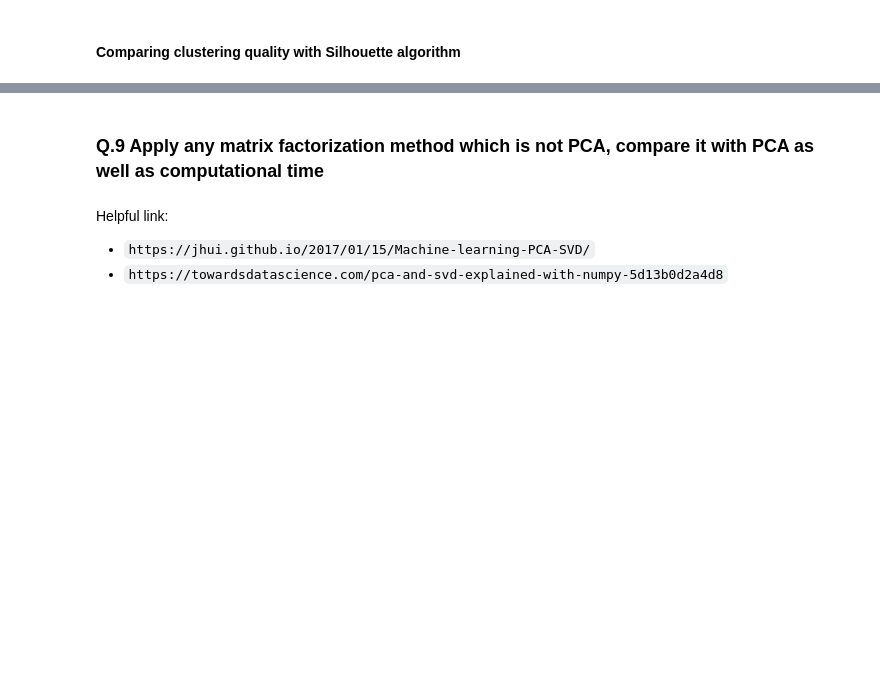
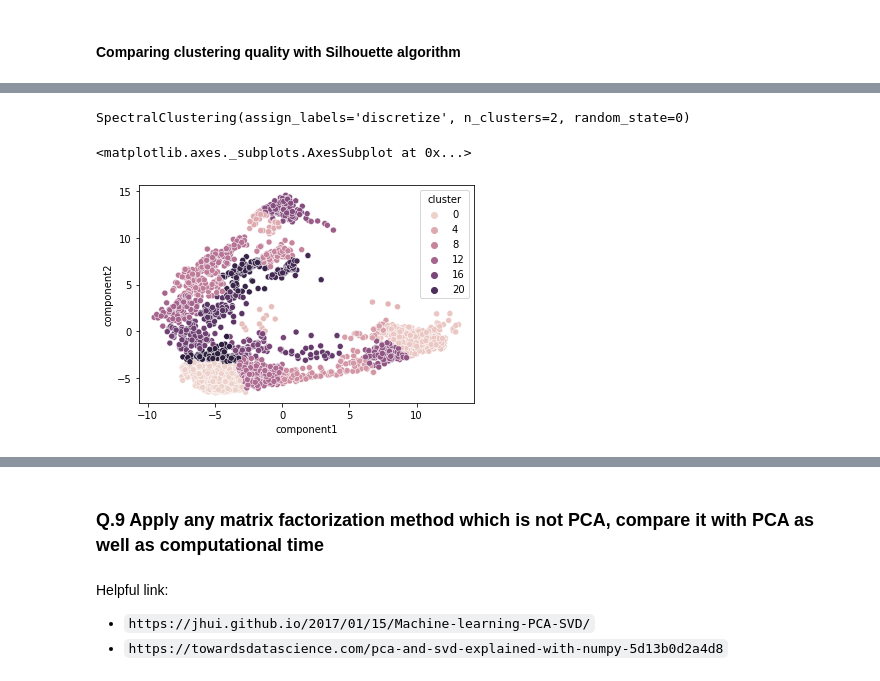
Before and after one commit to MarinaChau/IASD_classes, a Jupyter notebook: TP_FML_SingleCellDataset_.ipynb, the cells around one changed output, grey strips where cells are left out. Cells and saved outputs as stored; diff of their text form; code cells hidden in the pictures; blank space fills up the shorter version.

```diff
--- a/TP_FML_SingleCellDataset_.ipynb
+++ b/TP_FML_SingleCellDataset_.ipynb
@@ -540,10 +546,0 @@ helpful link:
-# %%
-reducer = umap.UMAP()
-
-model = UMAP(n_neighbors = 40, min_dist = 0.4, n_components = 2)
-umap = model.fit_transform(standardized_dataset)
-umap_df = pd.DataFrame(data=umap, columns=['UMAP1','UMAP2']).join(cell_label_encoded)
-palette = sns.color_palette("muted", n_colors=5)
-sns.set_style("white")
-sns.scatterplot(x='UMAP1',y='UMAP2',hue='Class',data=umap_df, palette=palette, linewidth=0.2, s=30,
-alpha=1).set_title('UMAP')
@@ -587,0 +652,15 @@ sklearn.metrics.silhouette_score(X, labels, *, metric='euclidean', sample_size=N
+# %%
+spec_clustering
+# %% [output]
+SpectralClustering(assign_labels='discretize', n_clusters=2, random_state=0)
+# %%
+spec_clustering = SpectralClustering(n_clusters=24,
+        assign_labels='discretize',
+         random_state=0).fit(x_2d)
+# %%
+df_cluster = pd.DataFrame(x_2d, columns=["component1", "component2"])
+df_cluster["cluster"] = spec_clustering.labels_
+sns.scatterplot(data=df_cluster,x = "component1",y="component2",hue="cluster")
+# %% [output]
+<matplotlib.axes._subplots.AxesSubplot at 0x...>
+[figure, added]
```
Also changed, not shown: parts of 28 cells of this notebook.
